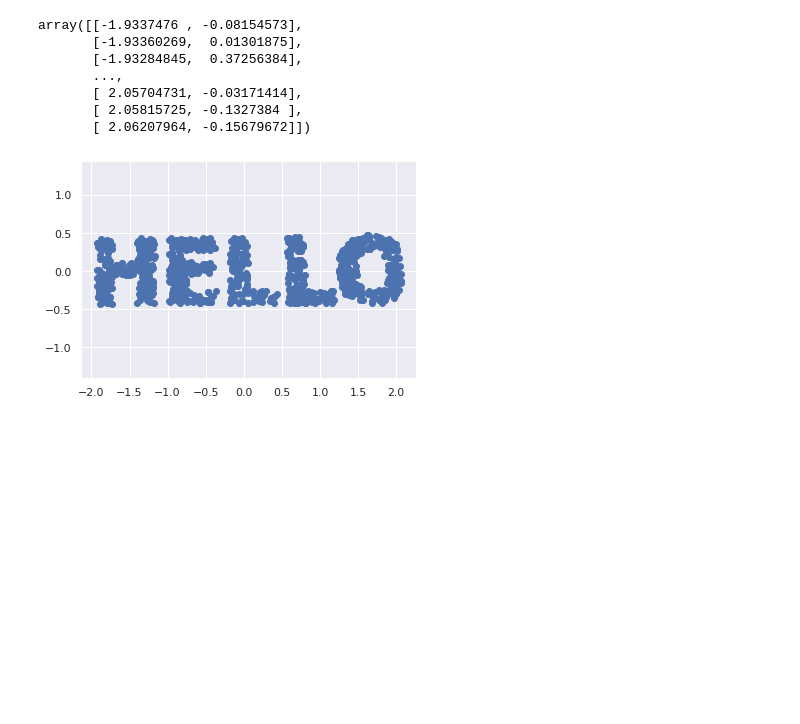
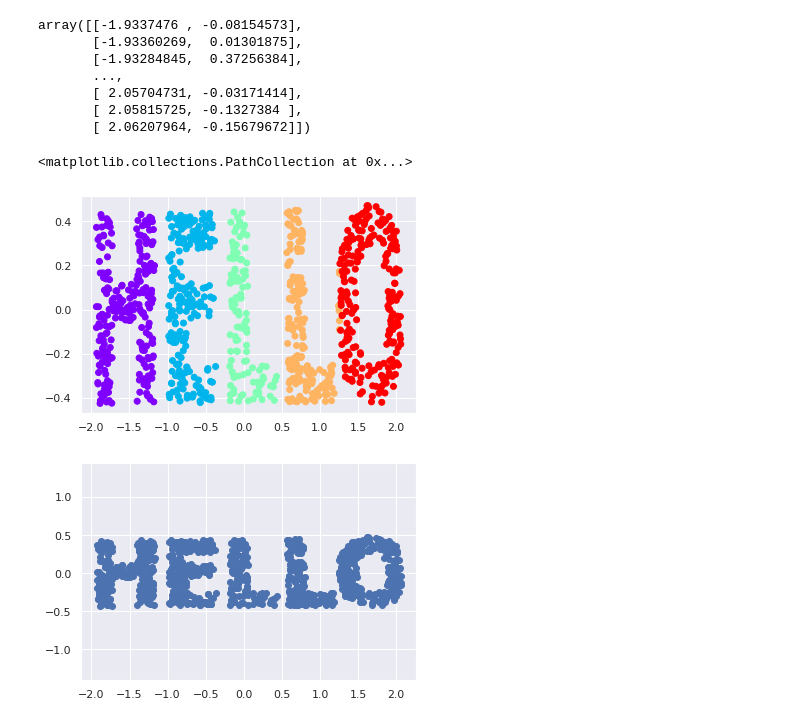
Before and after one commit to Jaomiew/Multivariate, a Jupyter notebook: MDS.ipynb, the cells around one changed output. Cells and saved outputs as stored; diff of their text form; code cells hidden in the pictures; blank space fills up the shorter version.

```diff
--- a/MDS.ipynb
+++ b/MDS.ipynb
@@ -320,6 +342,11 @@ array([[-1.9337476 , -0.08154573],
        [ 2.05704731, -0.03171414],
        [ 2.05815725, -0.1327384 ],
        [ 2.06207964, -0.15679672]])
+# %%
+plt.scatter(new_pca[:,0],new_pca[:,1],**colorize)
+# %% [output]
+<matplotlib.collections.PathCollection at 0x...>
+[figure, added]
 # %%
 plt.scatter(new_pca[:,0],new_pca[:,1]);  # พร็อตออกมา ได้ออกมาเเบบเดิม
 plt.axis('equal');
```
Also changed, not shown: parts of 9 cells of this notebook.
